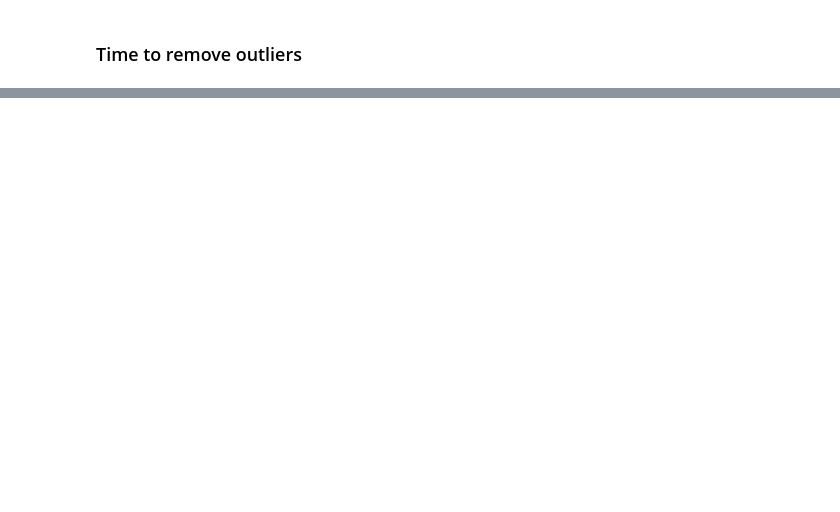
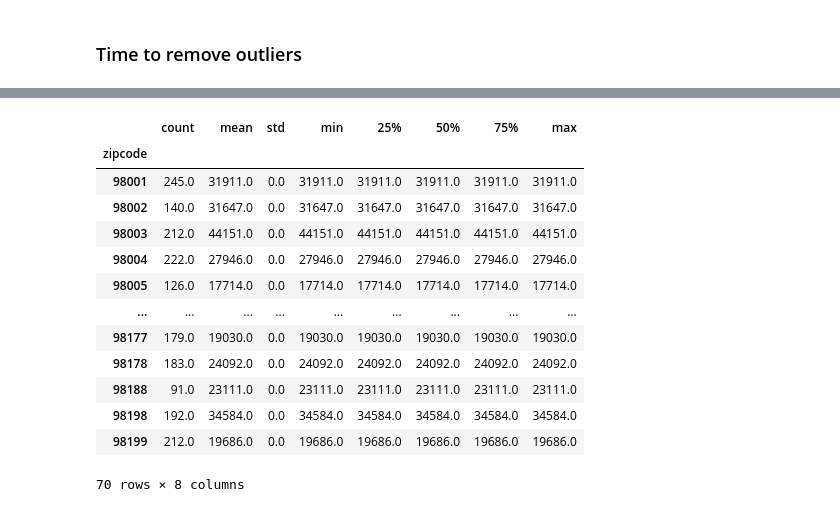
Before and after one commit to MusaAbbasi/Phase_2_Project, a Jupyter notebook: Data_Wrangling_Musa.ipynb, the cells around one changed output, grey strips where cells are left out. Cells and saved outputs as stored; diff of their text form; code cells hidden in the pictures; blank space fills up the shorter version.

```diff
--- a/Data_Wrangling_Musa.ipynb
+++ b/Data_Wrangling_Musa.ipynb
@@ -423,0 +457,17 @@ strong multicollinearity or other numerical problems.
+# %%
+df6.groupby(by = ['zipcode'])['Population'].describe()
+# %% [output]
+|  | count | mean | std | min | 25% | 50% | 75% | max |
+| zipcode |  |  |  |  |  |  |  |  |
+| 98001 | 245.0 | 31911.0 | 0.0 | 31911.0 | 31911.0 | 31911.0 | 31911.0 | 31911.0 |
+| 98002 | 140.0 | 31647.0 | 0.0 | 31647.0 | 31647.0 | 31647.0 | 31647.0 | 31647.0 |
+| 98003 | 212.0 | 44151.0 | 0.0 | 44151.0 | 44151.0 | 44151.0 | 44151.0 | 44151.0 |
+| 98004 | 222.0 | 27946.0 | 0.0 | 27946.0 | 27946.0 | 27946.0 | 27946.0 | 27946.0 |
+| 98005 | 126.0 | 17714.0 | 0.0 | 17714.0 | 17714.0 | 17714.0 | 17714.0 | 17714.0 |
+| ... | ... | ... | ... | ... | ... | ... | ... | ... |
+| 98177 | 179.0 | 19030.0 | 0.0 | 19030.0 | 19030.0 | 19030.0 | 19030.0 | 19030.0 |
+| 98178 | 183.0 | 24092.0 | 0.0 | 24092.0 | 24092.0 | 24092.0 | 24092.0 | 24092.0 |
+| 98188 | 91.0 | 23111.0 | 0.0 | 23111.0 | 23111.0 | 23111.0 | 23111.0 | 23111.0 |
+| 98198 | 192.0 | 34584.0 | 0.0 | 34584.0 | 34584.0 | 34584.0 | 34584.0 | 34584.0 |
+| 98199 | 212.0 | 19686.0 | 0.0 | 19686.0 | 19686.0 | 19686.0 | 19686.0 | 19686.0 |
+70 rows × 8 columns
```
Also changed, not shown: parts of 71 cells of this notebook, 2 other files.
